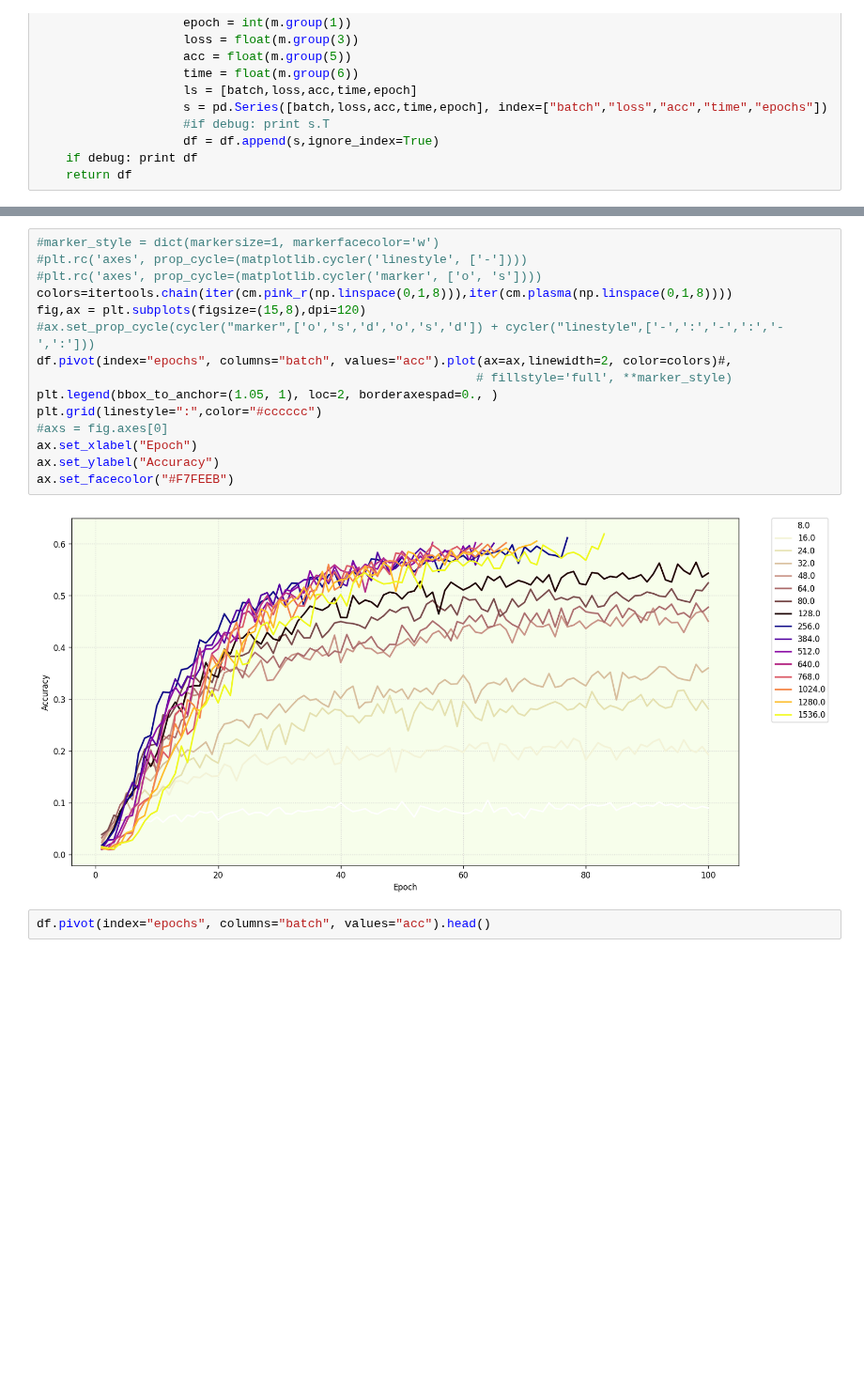
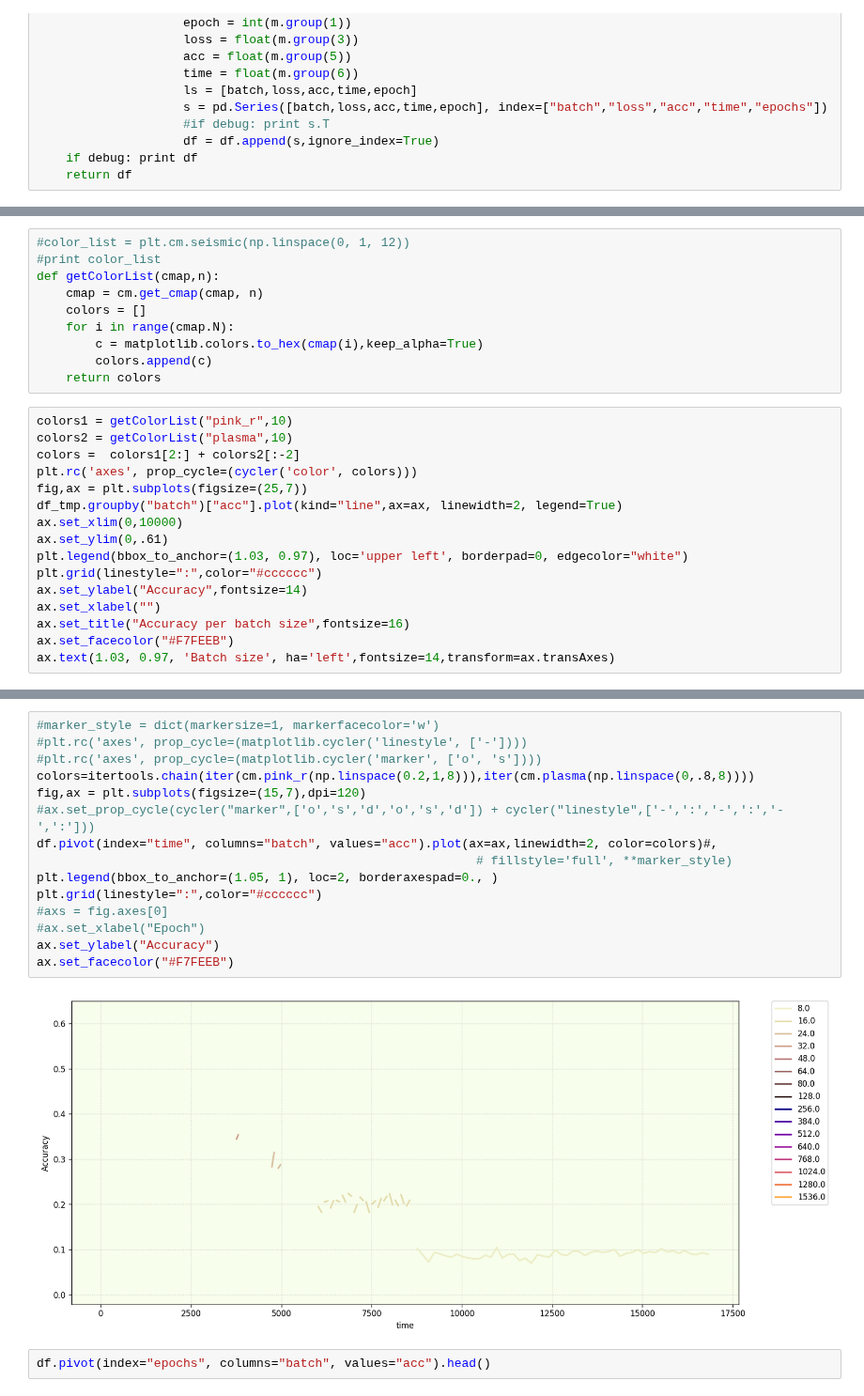
Before and after one commit to pyotr777/mlbenchmarks, a Jupyter notebook: Chainer/DL_train_cifar_flextime_adam.ipynb, the cells around one changed output, grey strips where cells are left out. Shown at 94% size. Saved outputs shown, nothing was run; the diff lists cells and outputs as text; blank space fills up the shorter version.

```diff
--- a/Chainer/DL_train_cifar_flextime_adam.ipynb
+++ b/Chainer/DL_train_cifar_flextime_adam.ipynb
@@ -153,0 +123,26 @@ Text(0,0.5,u'Time (s)')
+# %%
+#color_list = plt.cm.seismic(np.linspace(0, 1, 12))
+#print color_list
+def getColorList(cmap,n):
+    cmap = cm.get_cmap(cmap, n)
+    colors = []
+    for i in range(cmap.N):
+        c = matplotlib.colors.to_hex(cmap(i),keep_alpha=True)
+        colors.append(c)
+    return colors
+# %%
+colors1 = getColorList("pink_r",10)
+colors2 = getColorList("plasma",10)
+colors =  colors1[2:] + colors2[:-2]
+plt.rc('axes', prop_cycle=(cycler('color', colors)))
+fig,ax = plt.subplots(figsize=(25,7))
+df_tmp.groupby("batch")["acc"].plot(kind="line",ax=ax, linewidth=2, legend=True)
+ax.set_xlim(0,10000)
+ax.set_ylim(0,.61)
+plt.legend(bbox_to_anchor=(1.03, 0.97), loc='upper left', borderpad=0, edgecolor="white")
+plt.grid(linestyle=":",color="#cccccc")
+ax.set_ylabel("Accuracy",fontsize=14)
+ax.set_xlabel("")
+ax.set_title("Accuracy per batch size",fontsize=16)
+ax.set_facecolor("#F7FEEB")
+ax.text(1.03, 0.97, 'Batch size', ha='left',fontsize=14,transform=ax.transAxes)
@@ -154,20 +152,20 @@ Text(0,0.5,u'Time (s)')
 # %%
 #marker_style = dict(markersize=1, markerfacecolor='w')
 #plt.rc('axes', prop_cycle=(matplotlib.cycler('linestyle', ['-'])))
 #plt.rc('axes', prop_cycle=(matplotlib.cycler('marker', ['o', 's'])))
-colors=itertools.chain(iter(cm.pink_r(np.linspace(0,1,8))),iter(cm.plasma(np.linspace(0,1,8))))
-fig,ax = plt.subplots(figsize=(15,8),dpi=120)
+colors=itertools.chain(iter(cm.pink_r(np.linspace(0.2,1,8))),iter(cm.plasma(np.linspace(0,.8,8))))
+fig,ax = plt.subplots(figsize=(15,7),dpi=120)
 #ax.set_prop_cycle(cycler("marker",['o','s','d','o','s','d']) + cycler("linestyle",['-',':','-',':','-',':']))
-df.pivot(index="epochs", columns="batch", values="acc").plot(ax=ax,linewidth=2, color=colors)#,
+df.pivot(index="time", columns="batch", values="acc").plot(ax=ax,linewidth=2, color=colors)#,
                                                             # fillstyle='full', **marker_style)
 plt.legend(bbox_to_anchor=(1.05, 1), loc=2, borderaxespad=0., )
 plt.grid(linestyle=":",color="#cccccc")
 #axs = fig.axes[0]
-ax.set_xlabel("Epoch")
+#ax.set_xlabel("Epoch")
 ax.set_ylabel("Accuracy")
 ax.set_facecolor("#F7FEEB")
 # %% [output]
-[figure, old version]
+[figure, new version]
 # %%
 df.pivot(index="epochs", columns="batch", values="acc").head()
 # %% [output]
```
Also changed, not shown: parts of 5 cells of this notebook, 1 other file.
